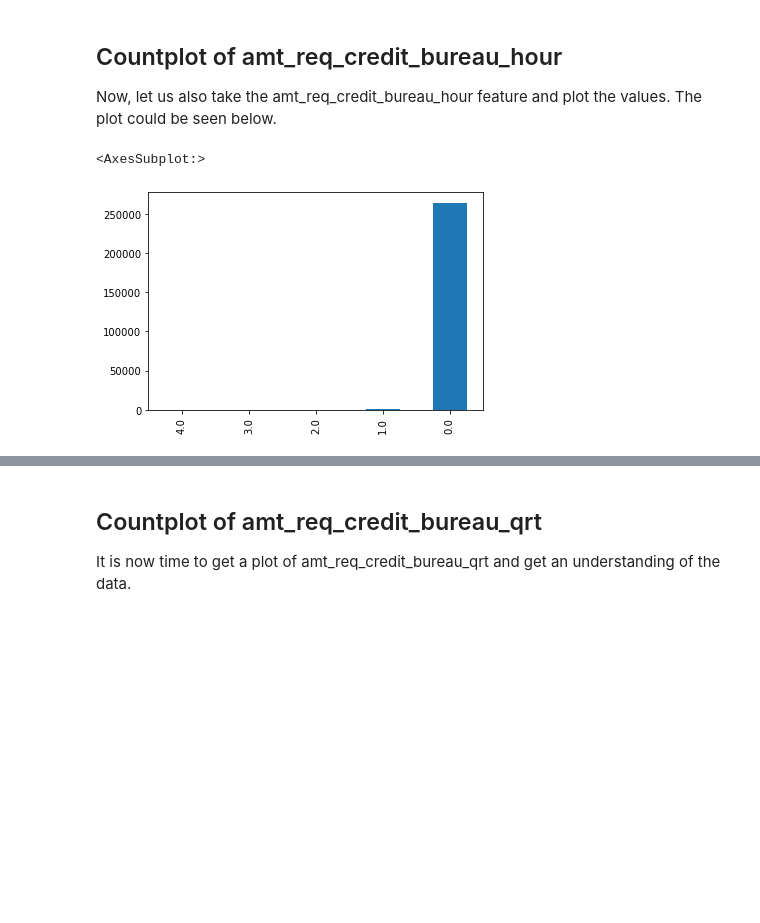
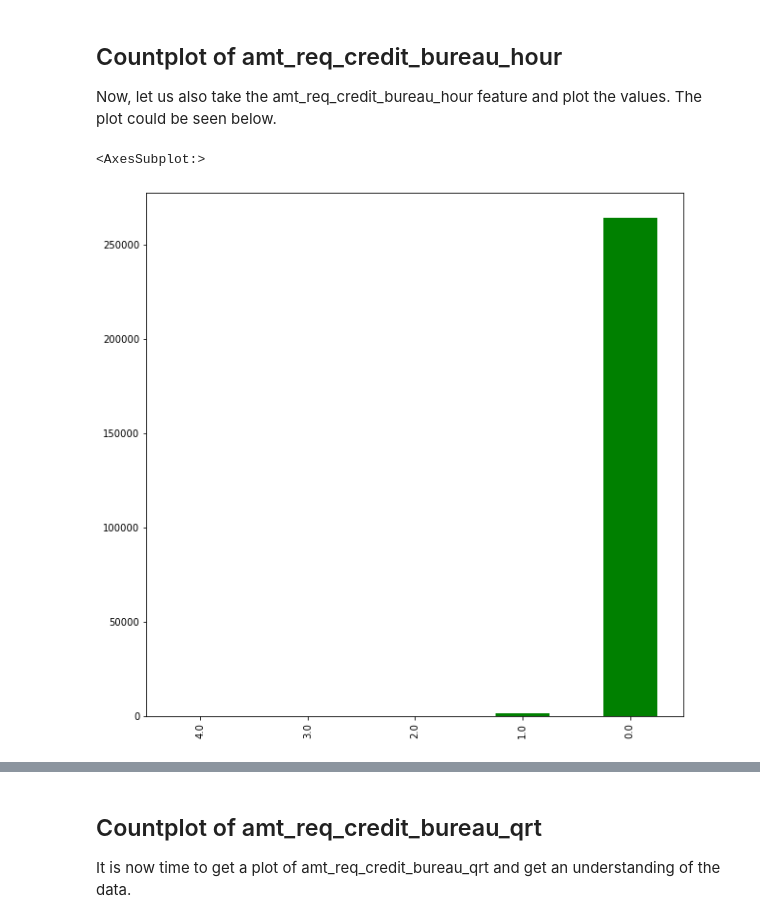
Before and after one commit to suhasmaddali/Predicting-Loan-Default-Using-Machine-Learning, a Jupyter notebook: Home Credit Python Prediction.ipynb, the cells around one changed output, grey strips where cells are left out. Cells and saved outputs as stored; diff of their text form; code cells hidden in the pictures; blank space fills up the shorter version.

```diff
--- a/Home Credit Python Prediction.ipynb
+++ b/Home Credit Python Prediction.ipynb
@@ -527,10 +528,11 @@ df_train['AMT_REQ_CREDIT_BUREAU_YEAR'].value_counts().sort_values(ascending = Tr
 
 Now, let us also take the amt_req_credit_bureau_hour feature and plot the values. The plot could be seen below.
 # %%
-df_train['AMT_REQ_CREDIT_BUREAU_HOUR'].value_counts().sort_values(ascending = True).plot(kind = 'bar')
+plt.figure(figsize = (10, 10))
+df_train['AMT_REQ_CREDIT_BUREAU_HOUR'].value_counts().sort_values(ascending = True).plot(kind = 'bar', color = 'green')
 # %% [output]
 <AxesSubplot:>
-[figure, old version]
+[figure, new version]
 # %%
 df_train.head()
 # %% [output]
```
Also changed, not shown: parts of 9 cells of this notebook.
